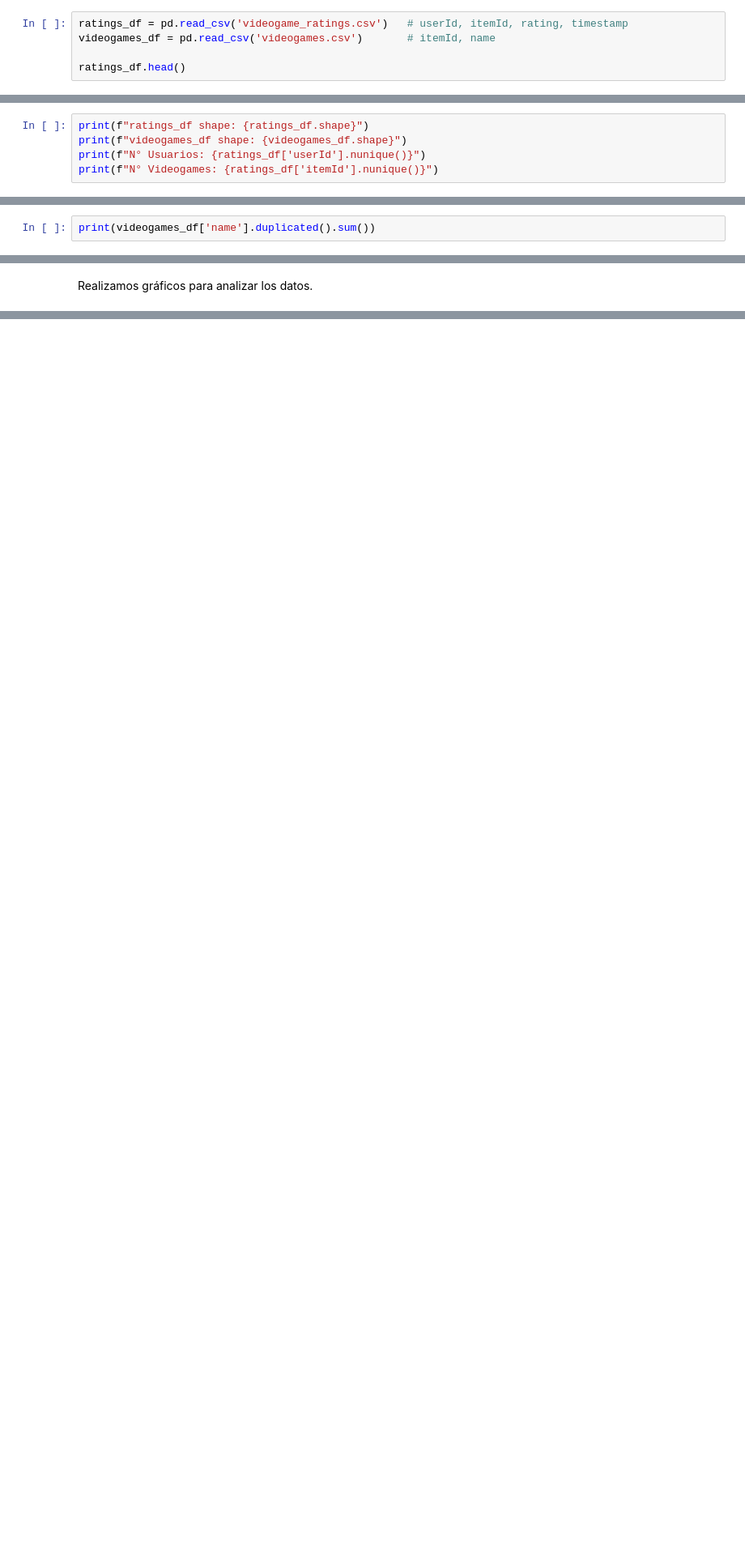
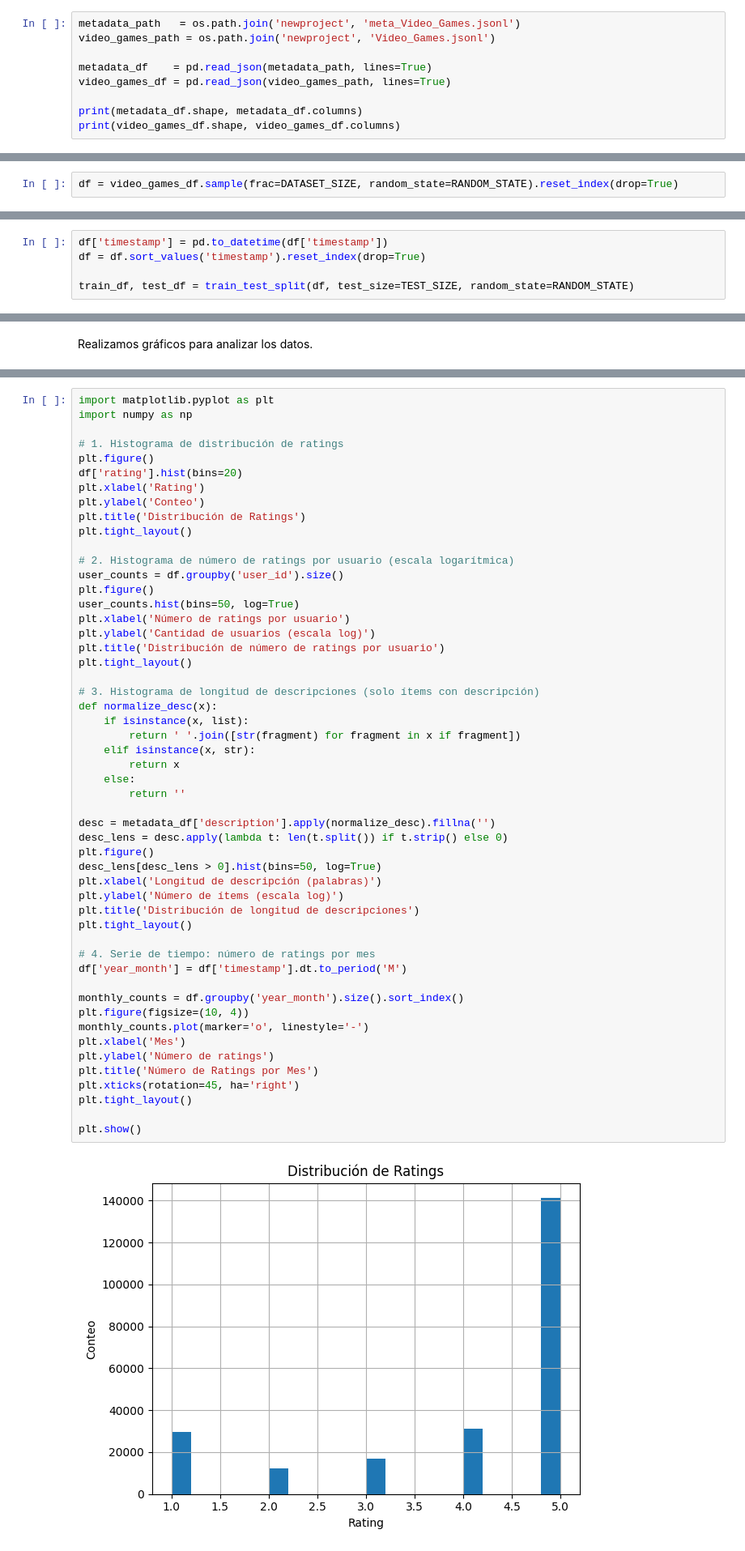
Before and after one commit to ReneSaavedraV/IIC3633-Proyecto, a Jupyter notebook: proyecto.ipynb, the cells around one changed output, grey strips where cells are left out. Shown at 81% size. Cells and saved outputs as stored; diff of their text form; blank space fills up the shorter version.

```diff
--- a/proyecto.ipynb
+++ b/proyecto.ipynb
@@ -29,8 +29,12 @@ from prettytable import PrettyTable
 # %% [markdown]
 ### 2.3. Cargar datos
 # %%
-ratings_df = pd.read_csv('videogame_ratings.csv')   # userId, itemId, rating, timestamp
-videogames_df = pd.read_csv('videogames.csv')       # itemId, name
+metadata_path   = os.path.join('newproject', 'meta_Video_Games.jsonl')
+video_games_path = os.path.join('newproject', 'Video_Games.jsonl')
 
-ratings_df.head()
+metadata_df    = pd.read_json(metadata_path, lines=True)
+video_games_df = pd.read_json(video_games_path, lines=True)
+
+print(metadata_df.shape, metadata_df.columns)
+print(video_games_df.shape, video_games_df.columns)
 # %% [output]
@@ -43,5 +42,2 @@ ratings_df.head()
 # %%
-print(f"ratings_df shape: {ratings_df.shape}")
-print(f"videogames_df shape: {videogames_df.shape}")
-print(f"N° Usuarios: {ratings_df['userId'].nunique()}")
-print(f"N° Videogames: {ratings_df['itemId'].nunique()}")
+df = video_games_df.sample(frac=DATASET_SIZE, random_state=RANDOM_STATE).reset_index(drop=True)
@@ -53,4 +44,7 @@ N° Videogames: 71982
 # %% [markdown]
 ### 2.4. Preprocesar datos
 # %%
-print(videogames_df['name'].duplicated().sum())
+df['timestamp'] = pd.to_datetime(df['timestamp'])
+df = df.sort_values('timestamp').reset_index(drop=True)
+
+train_df, test_df = train_test_split(df, test_size=TEST_SIZE, random_state=RANDOM_STATE)
@@ -208,0 +154,54 @@ plt.show()
+# %%
+import matplotlib.pyplot as plt
+import numpy as np
+
+# 1. Histograma de distribución de ratings
+plt.figure()
+df['rating'].hist(bins=20)
+plt.xlabel('Rating')
+plt.ylabel('Conteo')
+plt.title('Distribución de Ratings')
+plt.tight_layout()
+
+# 2. Histograma de número de ratings por usuario (escala logarítmica)
+user_counts = df.groupby('user_id').size()
+plt.figure()
+user_counts.hist(bins=50, log=True)
+plt.xlabel('Número de ratings por usuario')
+plt.ylabel('Cantidad de usuarios (escala log)')
+plt.title('Distribución de número de ratings por usuario')
+plt.tight_layout()
+
+# 3. Histograma de longitud de descripciones (solo ítems con descripción)
+def normalize_desc(x):
+    if isinstance(x, list):
+        return ' '.join([str(fragment) for fragment in x if fragment])
+    elif isinstance(x, str):
+        return x
+    else:
+        return ''
+
+desc = metadata_df['description'].apply(normalize_desc).fillna('')
+desc_lens = desc.apply(lambda t: len(t.split()) if t.strip() else 0)
+plt.figure()
+desc_lens[desc_lens > 0].hist(bins=50, log=True)
+plt.xlabel('Longitud de descripción (palabras)')
+plt.ylabel('Número de ítems (escala log)')
+plt.title('Distribución de longitud de descripciones')
+plt.tight_layout()
+
+# 4. Serie de tiempo: número de ratings por mes
+df['year_month'] = df['timestamp'].dt.to_period('M')
+
+monthly_counts = df.groupby('year_month').size().sort_index()
+plt.figure(figsize=(10, 4))
+monthly_counts.plot(marker='o', linestyle='-')
+plt.xlabel('Mes')
+plt.ylabel('Número de ratings')
+plt.title('Número de Ratings por Mes')
+plt.xticks(rotation=45, ha='right')
+plt.tight_layout()
+
+plt.show()
+# %% [output]
+[figure, added]
```
Also changed, not shown: parts of 47 cells of this notebook, 1 other file.
